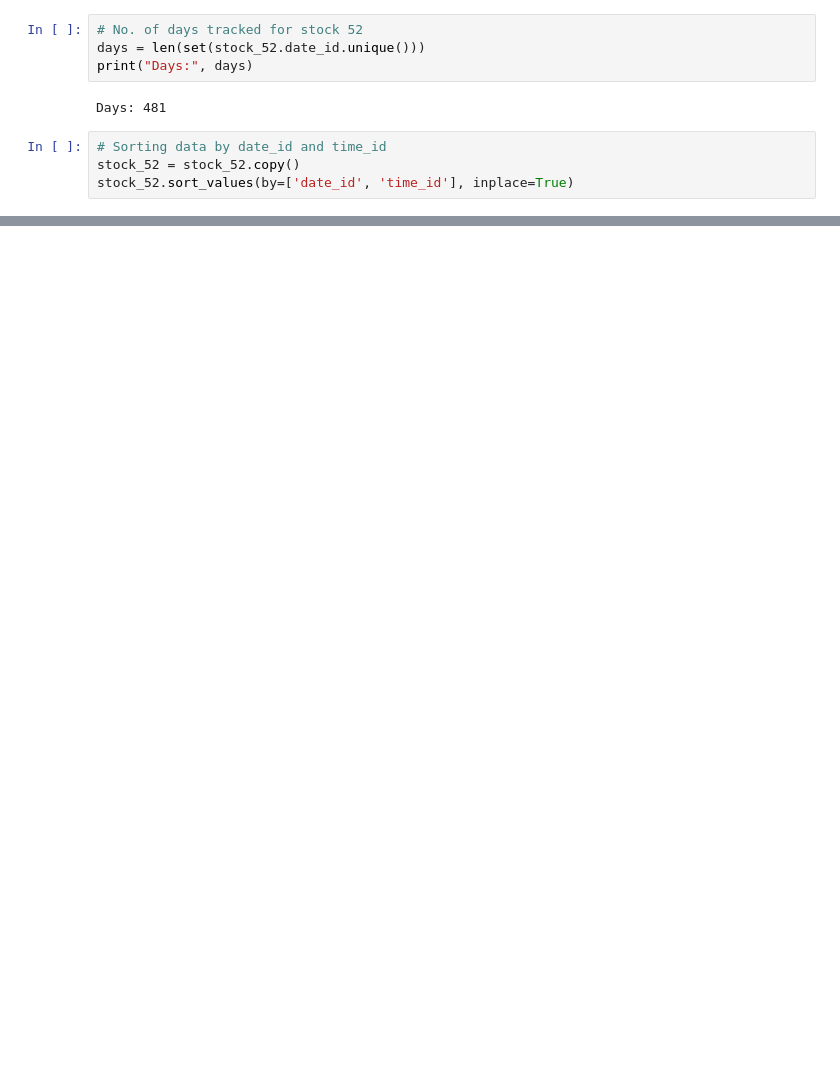
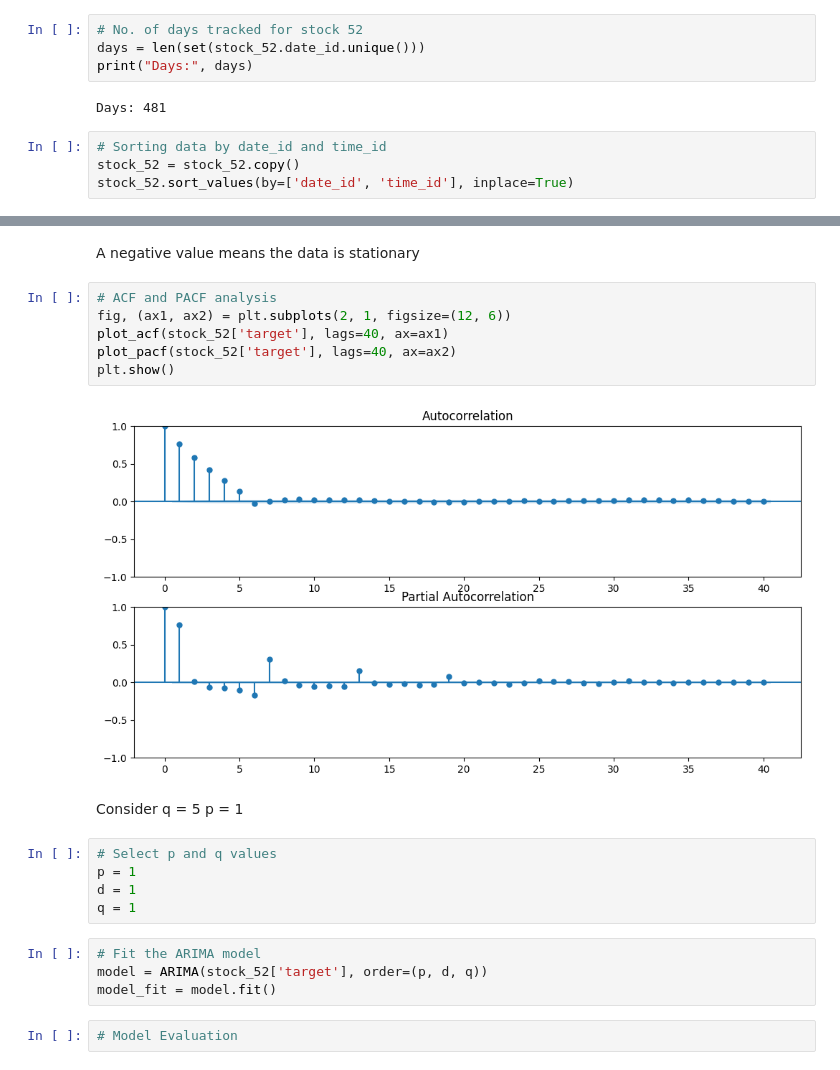
Before and after one commit to UNT-CSCE-Projects/US_stock_market_prediction, a Jupyter notebook: Optiver_stock_closing_price.ipynb, the cells around one changed output, grey strips where cells are left out. Cells and saved outputs as stored; diff of their text form; blank space fills up the shorter version.

```diff
--- a/Optiver_stock_closing_price.ipynb
+++ b/Optiver_stock_closing_price.ipynb
@@ -215,0 +323,25 @@ stock_52.head()
+# %% [markdown]
+A negative value means the data is stationary
+# %%
+# ACF and PACF analysis
+fig, (ax1, ax2) = plt.subplots(2, 1, figsize=(12, 6))
+plot_acf(stock_52['target'], lags=40, ax=ax1)
+plot_pacf(stock_52['target'], lags=40, ax=ax2)
+plt.show()
+# %% [output]
+[figure, added]
+# %% [markdown]
+Consider
+q = 5
+p = 1
+# %%
+# Select p and q values
+p = 1
+d = 1
+q = 1
+# %%
+# Fit the ARIMA model
+model = ARIMA(stock_52['target'], order=(p, d, q))
+model_fit = model.fit()
+# %%
+# Model Evaluation
```
Also changed, not shown: parts of 9 cells of this notebook.
